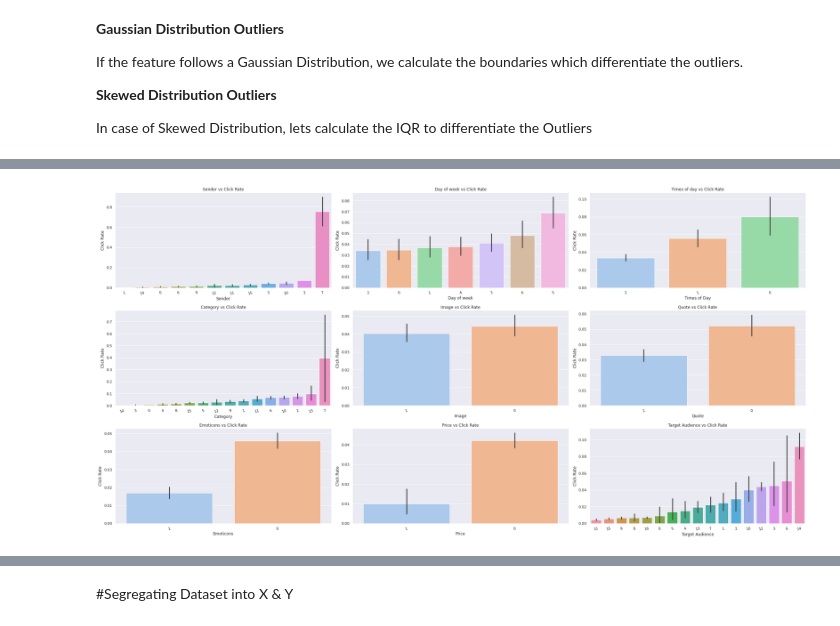
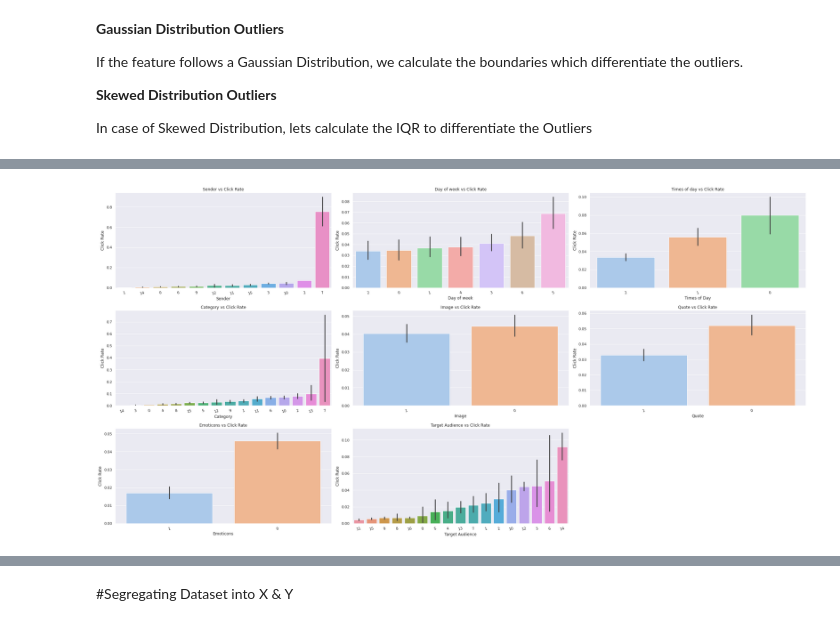
Before and after one commit to Jaiprakash91194/CTR_Email_Campaign, a Jupyter notebook: CTR_Email_Campaign.ipynb, the cells around one changed output, grey strips where cells are left out. Drawn from its saved outputs; the diff is of its cells as text; code cells hidden in the pictures.

```diff
--- a/CTR_Email_Campaign.ipynb
+++ b/CTR_Email_Campaign.ipynb
@@ -524,2 +362,0 @@ Similarly, unable to transform them into Normal Distribution using transformatio
-# %%
-df.drop(["product", "no_of_CTA"], axis=1, inplace=True)
@@ -542,2 +362,0 @@ Feature: "mean_CTA_len", almost follows a Normal Distribution, when Squareroot t
-# %%
-df["mean_CTA_len"] = df["mean_CTA_len"]**(1/2)
@@ -549,0 +363,13 @@ df["body_len"].sort_values(ascending=False)
+# %%
+sns.set_theme(style="darkgrid",palette="pastel")
+plt.figure(figsize=(20, 12))
+i = 330
+for feature in quantitative_features:
+  i += 1
+  plt.subplot(i)
+  sns.scatterplot(df[feature],df['click_rate'])
+  title1 = feature + "vs click_rate"
+  plt.title(feature)
+
+plt.tight_layout()
+plt.show()
@@ -549,0 +378,13 @@ df["body_len"].sort_values(ascending=False)
+# %%
+sns.set_theme(style="darkgrid",palette="pastel")
+plt.figure(figsize=(20, 12))
+i = 330
+for feature in quantitative_features:
+  i += 1
+  plt.subplot(i)
+  sns.lineplot(df[feature],df['click_rate'])
+  title1 = feature + "vs click_rate"
+  plt.title(feature)
+
+plt.tight_layout()
+plt.show()
@@ -617,41 +459,34 @@ sns.barplot(df['is_image'],df['click_rate'],order=is_image)
 plt.xticks(rotation=15)
 plt.xlabel('Image')
 plt.ylabel('Click Rate')
 plt.title('Image vs Click Rate')
 
 plt.subplot(336)
 sns.barplot(df['is_quote'],df['click_rate'],order=is_quote)
 plt.xticks(rotation=15)
 plt.xlabel('Quote')
 plt.ylabel('Click Rate')
 plt.title('Quote vs Click Rate')
 
 plt.subplot(337)
 sns.barplot(df['is_emoticons'],df['click_rate'],order=is_emoticons)
 plt.xticks(rotation=15)
 plt.xlabel('Emoticons')
 plt.ylabel('Click Rate')
 plt.title('Emoticons vs Click Rate')
 
 plt.subplot(338)
-sns.barplot(df['is_price'],df['click_rate'],order=is_price)
-plt.xticks(rotation=15)
-plt.xlabel('Price')
-plt.ylabel('Click Rate')
-plt.title('Price vs Click Rate')
-
-plt.subplot(339)
 sns.barplot(df['target_audience'],df['click_rate'],order=target_audience)
 plt.xticks(rotation=15)
 plt.xlabel('Target Audience')
 plt.ylabel('Click Rate')
 plt.title('Target Audience vs Click Rate')
 
 
 plt.tight_layout()
 plt.show()
 # %% [output]
-[figure, old version]
+[figure, new version]
 # %%
 df
 # %% [output]
```
Also changed, not shown: parts of 72 cells of this notebook.
